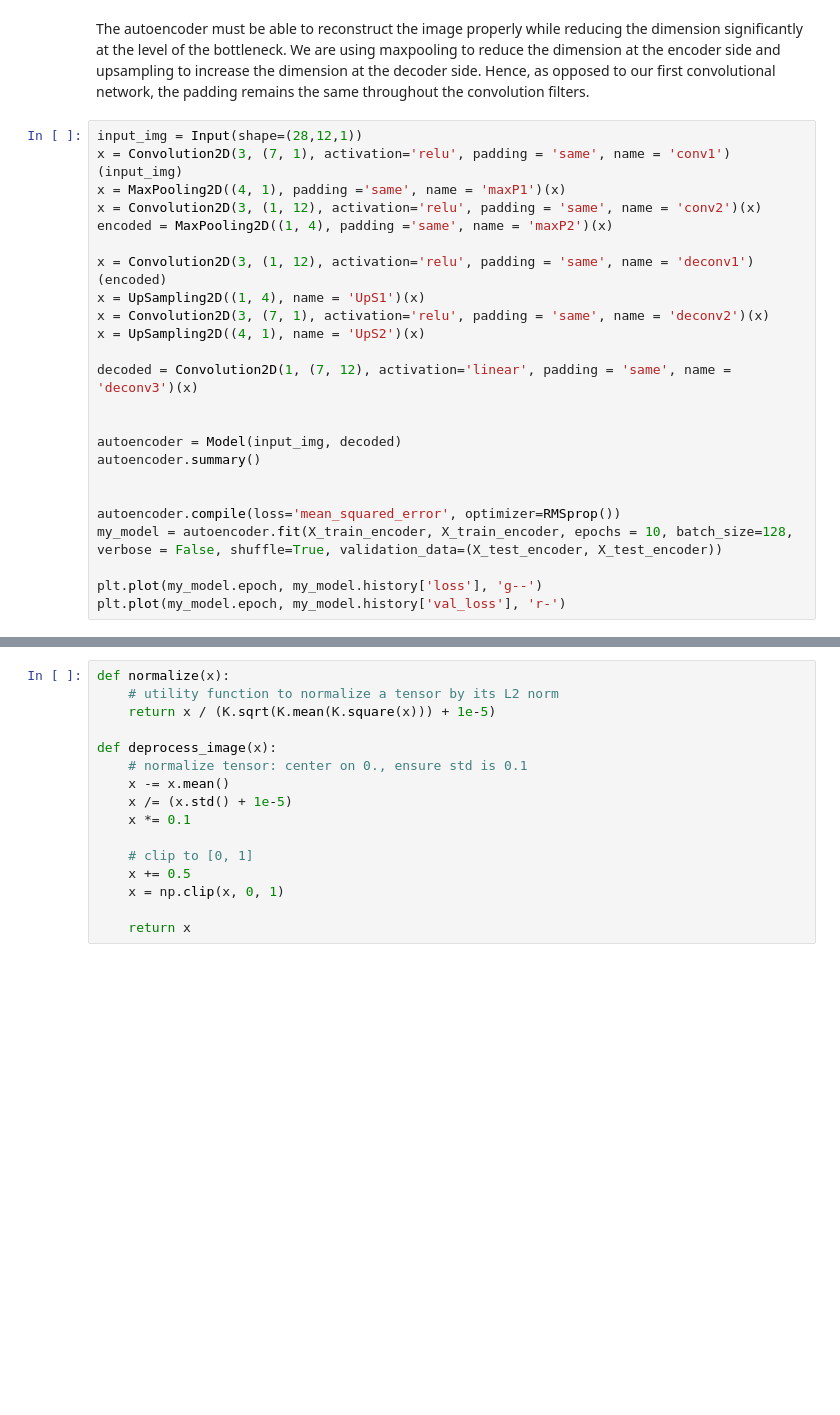
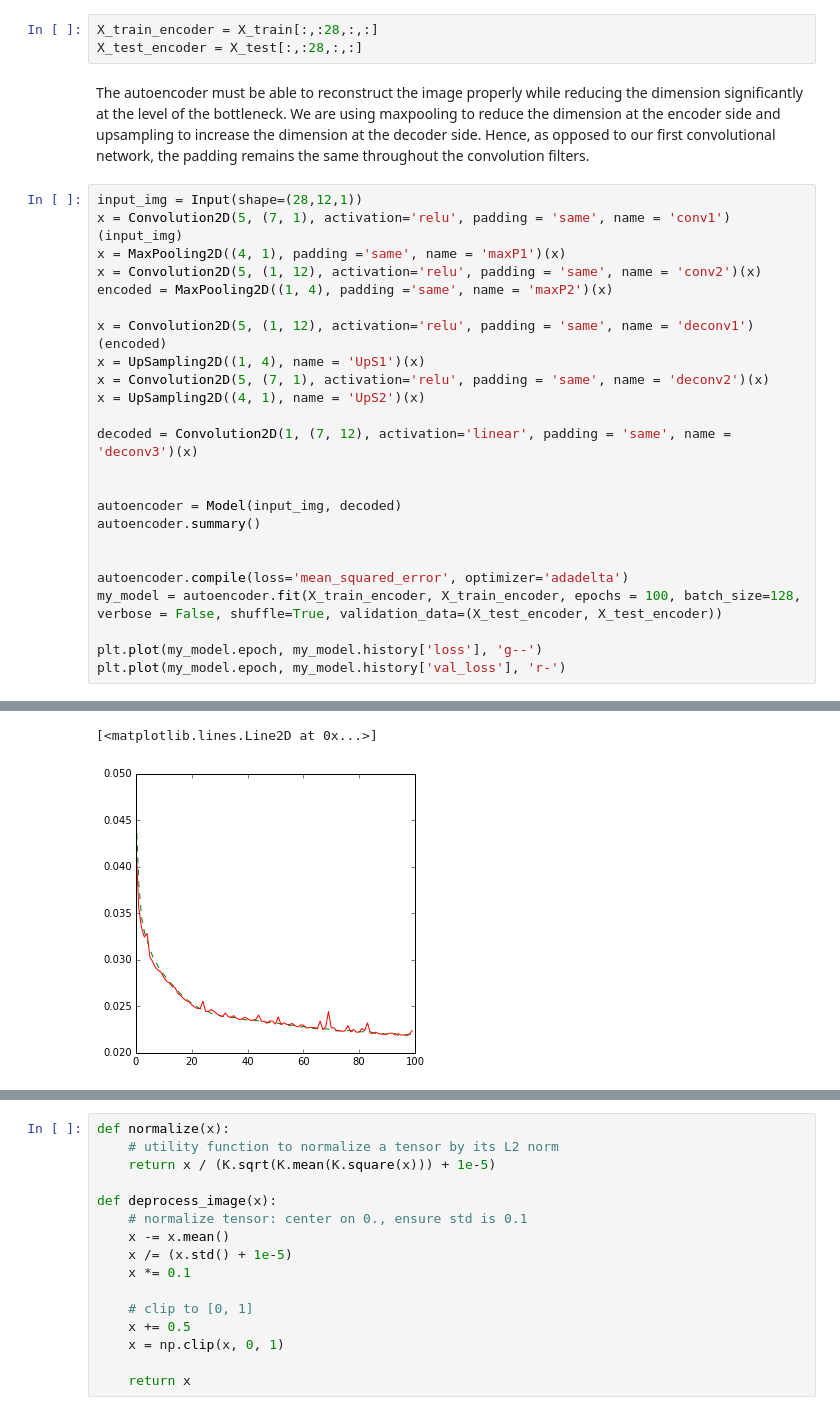
Before and after one commit to CyrilleDS/Business-Deep-Learning, a Jupyter notebook: Autoencoders for Business.ipynb, the cells around one changed output, grey strips where cells are left out. Drawn from its saved outputs; the diff is of its cells as text; blank space fills up the shorter version.

```diff
--- a/Autoencoders for Business.ipynb
+++ b/Autoencoders for Business.ipynb
@@ -343,15 +369,18 @@ print(X_test_encoder.shape[0], 'test images')
+# %%
+X_train_encoder = X_train[:,:28,:,:]
+X_test_encoder = X_test[:,:28,:,:]
 # %% [markdown]
 The autoencoder must be able to reconstruct the image properly while reducing the dimension significantly at the level of the bottleneck. We are using maxpooling to reduce the dimension at the encoder side and upsampling to increase the dimension at the decoder side. Hence, as opposed to our first convolutional network, the padding remains the same throughout the convolution filters.
 # %%
 input_img = Input(shape=(28,12,1))
-x = Convolution2D(3, (7, 1), activation='relu', padding = 'same', name = 'conv1')(input_img)
+x = Convolution2D(5, (7, 1), activation='relu', padding = 'same', name = 'conv1')(input_img)
 x = MaxPooling2D((4, 1), padding ='same', name = 'maxP1')(x)
-x = Convolution2D(3, (1, 12), activation='relu', padding = 'same', name = 'conv2')(x)
+x = Convolution2D(5, (1, 12), activation='relu', padding = 'same', name = 'conv2')(x)
 encoded = MaxPooling2D((1, 4), padding ='same', name = 'maxP2')(x)
 
-x = Convolution2D(3, (1, 12), activation='relu', padding = 'same', name = 'deconv1')(encoded)
+x = Convolution2D(5, (1, 12), activation='relu', padding = 'same', name = 'deconv1')(encoded)
 x = UpSampling2D((1, 4), name = 'UpS1')(x)
-x = Convolution2D(3, (7, 1), activation='relu', padding = 'same', name = 'deconv2')(x)
+x = Convolution2D(5, (7, 1), activation='relu', padding = 'same', name = 'deconv2')(x)
 x = UpSampling2D((4, 1), name = 'UpS2')(x)
 
 decoded = Convolution2D(1, (7, 12), activation='linear', padding = 'same', name = 'deconv3')(x)
@@ -361,8 +390,9 @@ autoencoder = Model(input_img, decoded)
 autoencoder.summary()
 
 
-autoencoder.compile(loss='mean_squared_error', optimizer=RMSprop())
-my_model = autoencoder.fit(X_train_encoder, X_train_encoder, epochs = 10, batch_size=128, verbose = False, shuffle=True, validation_data=(X_test_encoder, X_test_encoder))
+autoencoder.compile(loss='mean_squared_error', optimizer='adadelta')
+my_model = autoencoder.fit(X_train_encoder, X_train_encoder, epochs = 100, batch_size=128, verbose = False, shuffle=True, validation_data=(X_test_encoder, X_test_encoder))
 
 plt.plot(my_model.epoch, my_model.history['loss'], 'g--')
 plt.plot(my_model.epoch, my_model.history['val_loss'], 'r-')
+# %% [output]
@@ -369,3 +416,5 @@ plt.plot(my_model.epoch, my_model.history['val_loss'], 'r-')
+[<matplotlib.lines.Line2D at 0x...>]
+[figure, added]
 # %%
 decoded_imgs = autoencoder.predict(X_test_encoder)
 
```
Also changed, not shown: parts of 26 cells of this notebook.
